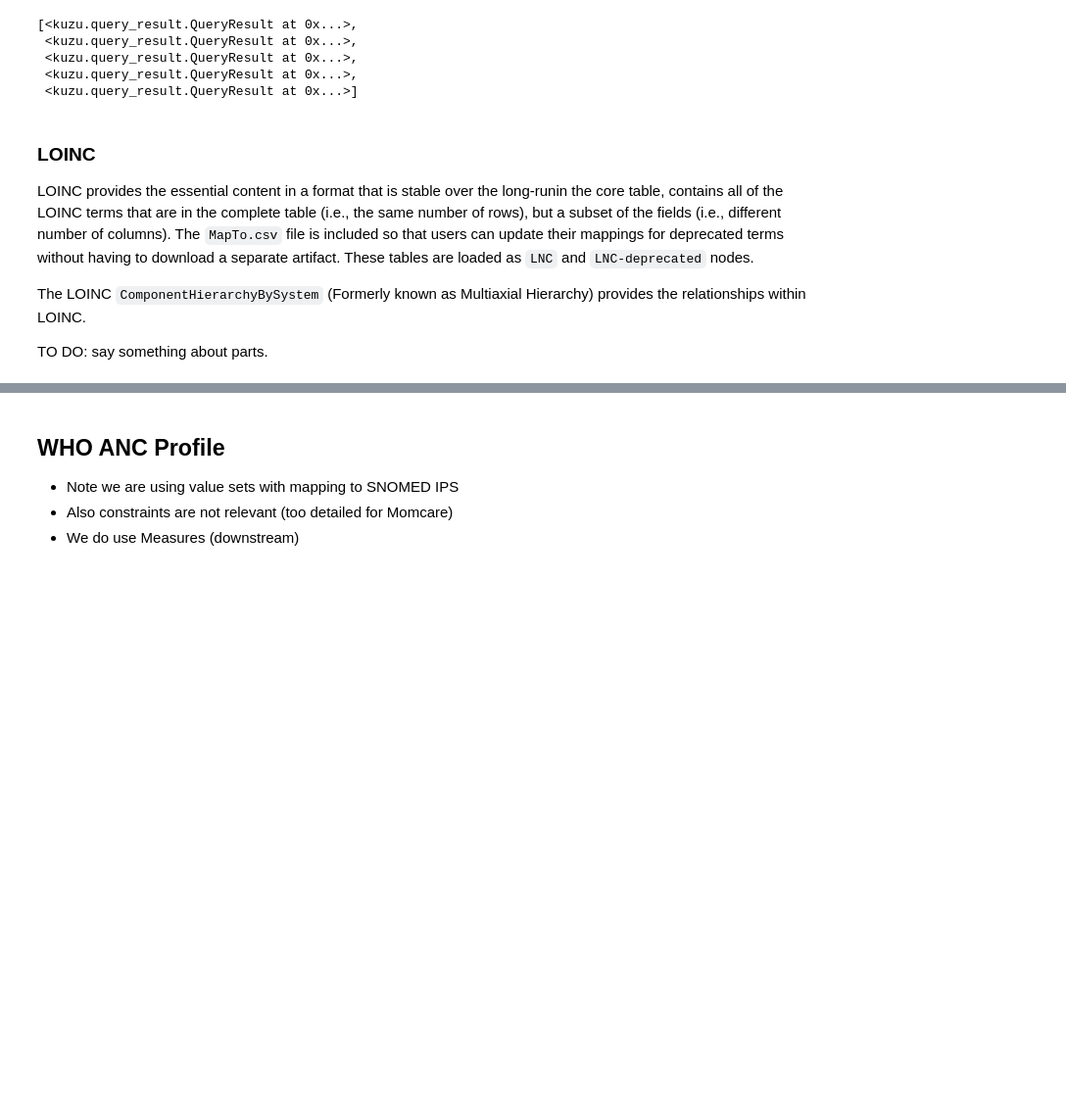
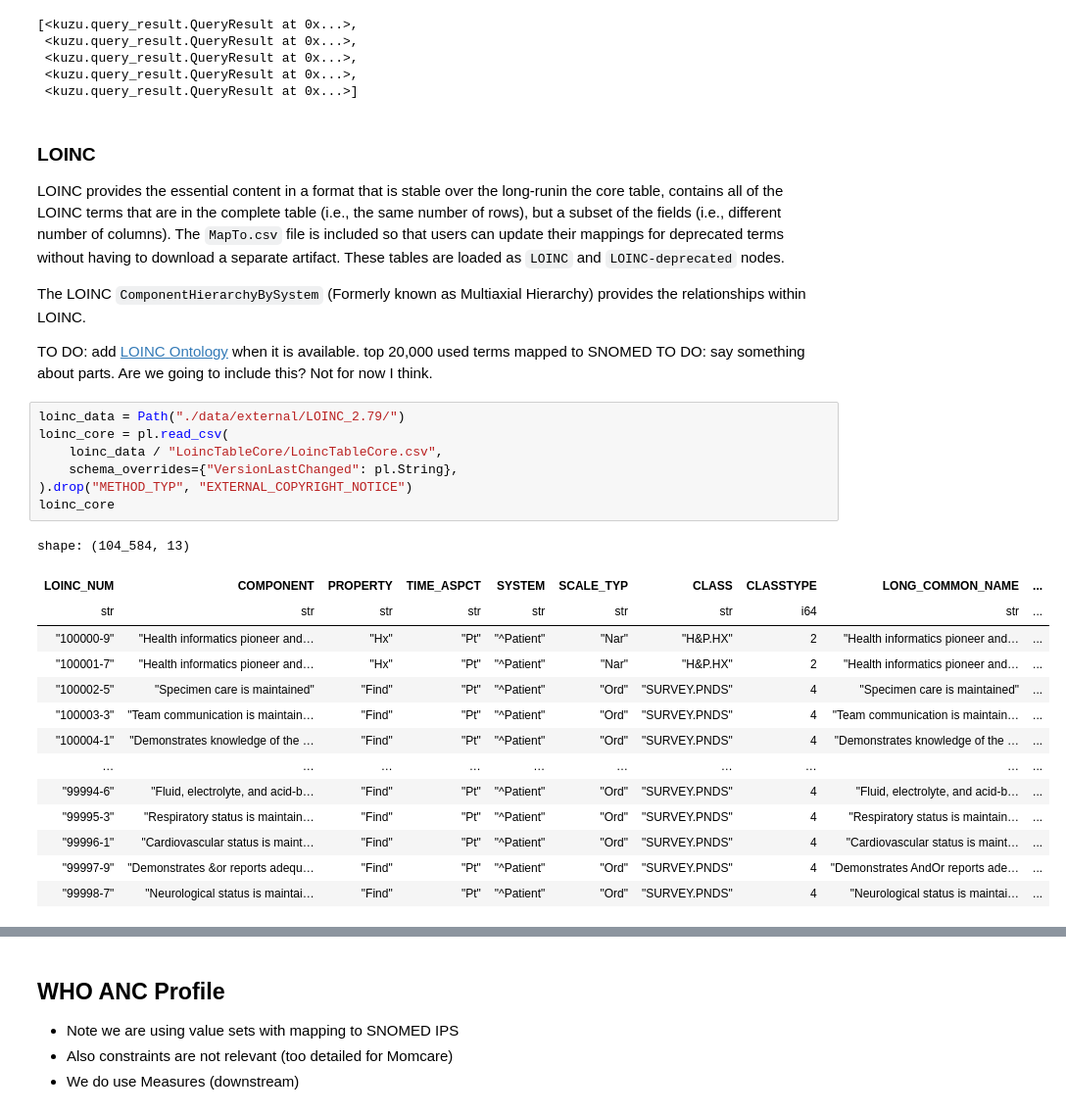
Before and after one commit to PharmAccess/fair-with-fhir, a Jupyter notebook: kumls.ipynb, the cells around one changed output, grey strips where cells are left out. Shown: that part at 98% size. Cells and saved outputs as stored; diff of their text form; blank space fills up the shorter version.

Commit message:
Add LOINC and renamed kumls.ipynb

```diff
--- a/create-graphdb.ipynb
+++ b/kumls.ipynb
@@ -241,8 +241,31 @@ conn.execute(
 # %% [markdown]
 ### LOINC
 
-LOINC provides the essential content in a format that is stable over the long-runin the core table, contains all of the LOINC terms that are in the complete table (i.e., the same number of rows), but a subset of the fields (i.e., different number of columns). The `MapTo.csv` file is included so that users can update their mappings for deprecated terms without having to download a separate artifact. These tables are loaded as `LNC` and `LNC-deprecated` nodes.
+LOINC provides the essential content in a format that is stable over the long-runin the core table, contains all of the LOINC terms that are in the complete table (i.e., the same number of rows), but a subset of the fields (i.e., different number of columns). The `MapTo.csv` file is included so that users can update their mappings for deprecated terms without having to download a separate artifact. These tables are loaded as `LOINC` and `LOINC-deprecated` nodes.
 
 The LOINC `ComponentHierarchyBySystem` (Formerly known as Multiaxial Hierarchy) provides the relationships within LOINC.
 
-TO DO: say something about parts.
+TO DO: add [LOINC Ontology](https://loincsnomed.org/) when it is available. top 20,000 used terms mapped to SNOMED
+TO DO: say something about parts. Are we going to include this? Not for now I think.
+# %%
+loinc_data = Path("./data/external/LOINC_2.79/")
+loinc_core = pl.read_csv(
+    loinc_data / "LoincTableCore/LoincTableCore.csv",
+    schema_overrides={"VersionLastChanged": pl.String},
+).drop("METHOD_TYP", "EXTERNAL_COPYRIGHT_NOTICE")
+loinc_core
+# %% [output]
+shape: (104_584, 13)
+| LOINC_NUM | COMPONENT | PROPERTY | TIME_ASPCT | SYSTEM | SCALE_TYP | CLASS | CLASSTYPE | LONG_COMMON_NAME | ... |
+| str | str | str | str | str | str | str | i64 | str | ... |
+| "100000-9" | "Health informatics pioneer and… | "Hx" | "Pt" | "^Patient" | "Nar" | "H&P.HX" | 2 | "Health informatics pioneer and… | ... |
+| "100001-7" | "Health informatics pioneer and… | "Hx" | "Pt" | "^Patient" | "Nar" | "H&P.HX" | 2 | "Health informatics pioneer and… | ... |
+| "100002-5" | "Specimen care is maintained" | "Find" | "Pt" | "^Patient" | "Ord" | "SURVEY.PNDS" | 4 | "Specimen care is maintained" | ... |
+| "100003-3" | "Team communication is maintain… | "Find" | "Pt" | "^Patient" | "Ord" | "SURVEY.PNDS" | 4 | "Team communication is maintain… | ... |
+| "100004-1" | "Demonstrates knowledge of the … | "Find" | "Pt" | "^Patient" | "Ord" | "SURVEY.PNDS" | 4 | "Demonstrates knowledge of the … | ... |
+| … | … | … | … | … | … | … | … | … | ... |
+| "99994-6" | "Fluid, electrolyte, and acid-b… | "Find" | "Pt" | "^Patient" | "Ord" | "SURVEY.PNDS" | 4 | "Fluid, electrolyte, and acid-b… | ... |
+| "99995-3" | "Respiratory status is maintain… | "Find" | "Pt" | "^Patient" | "Ord" | "SURVEY.PNDS" | 4 | "Respiratory status is maintain… | ... |
+| "99996-1" | "Cardiovascular status is maint… | "Find" | "Pt" | "^Patient" | "Ord" | "SURVEY.PNDS" | 4 | "Cardiovascular status is maint… | ... |
+| "99997-9" | "Demonstrates &or reports adequ… | "Find" | "Pt" | "^Patient" | "Ord" | "SURVEY.PNDS" | 4 | "Demonstrates AndOr reports ade… | ... |
+| "99998-7" | "Neurological status is maintai… | "Find" | "Pt" | "^Patient" | "Ord" | "SURVEY.PNDS" | 4 | "Neurological status is maintai… | ... |
```
Also changed, not shown: parts of 6 cells of this notebook, 1 other file.
